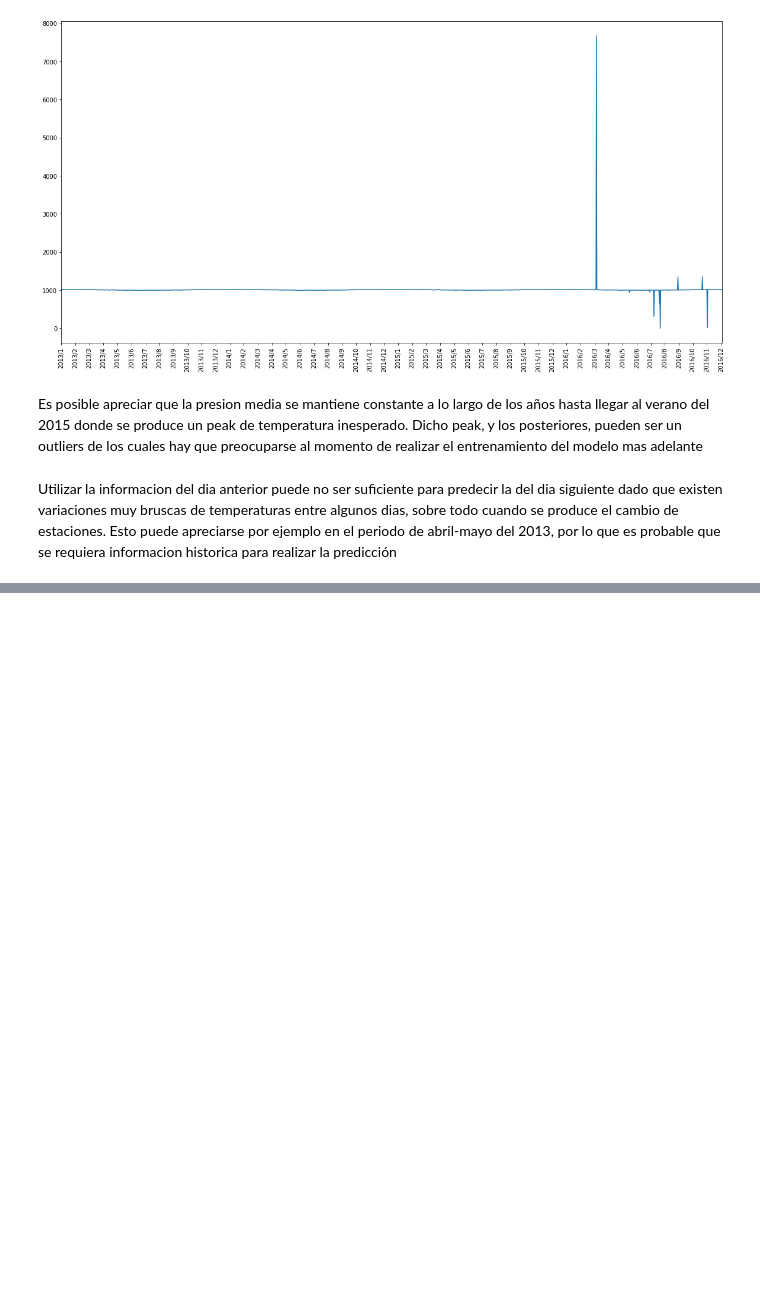
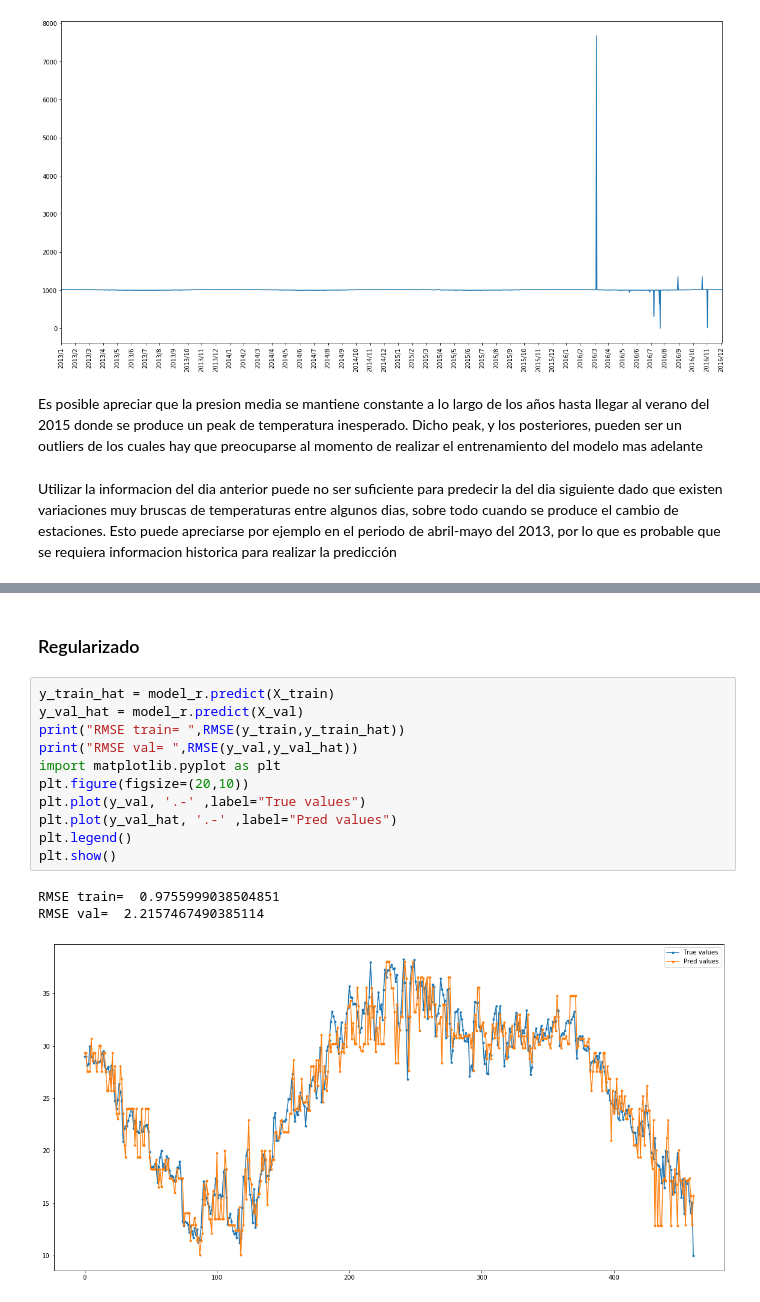
Before and after one commit to chrisgcs/TareaFinalML, a Jupyter notebook: Desarrollo.ipynb, the cells around one changed output, grey strips where cells are left out. Saved outputs shown, nothing was run; the diff lists cells and outputs as text; blank space fills up the shorter version.

```diff
--- a/Desarrollo.ipynb
+++ b/Desarrollo.ipynb
@@ -155,0 +188,17 @@ model_unr.fit(X_train,y_train)
+# %% [markdown]
+### Regularizado
+# %%
+y_train_hat = model_r.predict(X_train)
+y_val_hat = model_r.predict(X_val)
+print("RMSE train= ",RMSE(y_train,y_train_hat))
+print("RMSE val= ",RMSE(y_val,y_val_hat))
+import matplotlib.pyplot as plt
+plt.figure(figsize=(20,10))
+plt.plot(y_val, '.-' ,label="True values")
+plt.plot(y_val_hat, '.-' ,label="Pred values")
+plt.legend()
+plt.show()
+# %% [output]
+RMSE train=  0.9755999038504851
+RMSE val=  2.2157467490385114
+[figure, added]
```
Also changed, not shown: parts of 15 cells of this notebook.
